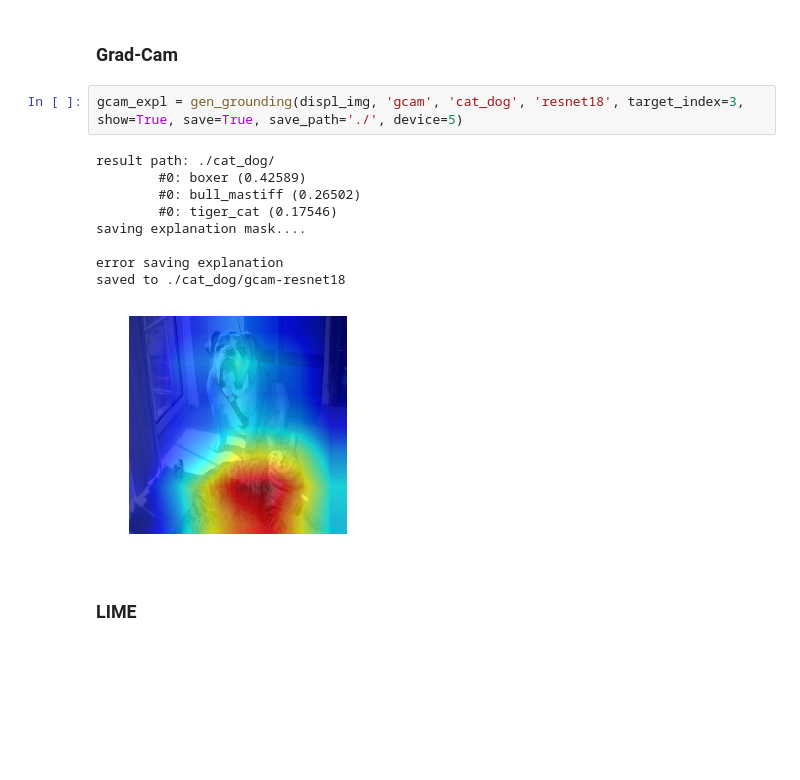
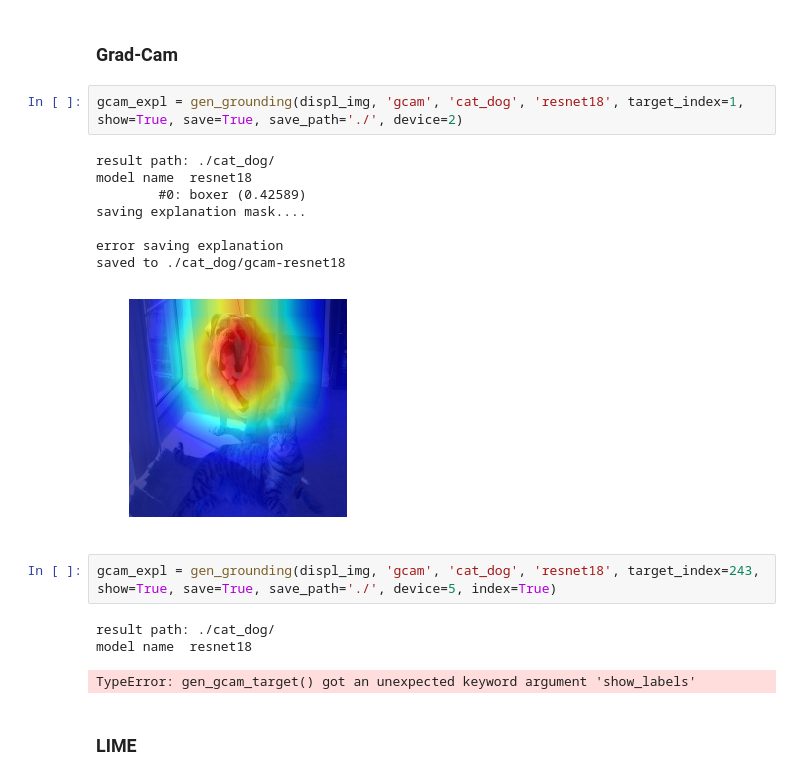
Before and after one commit to lisadunlap/explain-eval-remote, a Jupyter notebook: notebooks/Getting_Started.ipynb, the cells around one changed output. Drawn from its saved outputs; the diff is of its cells as text; blank space fills up the shorter version.

```diff
--- a/notebooks/Getting_Started.ipynb
+++ b/notebooks/Getting_Started.ipynb
@@ -24,18 +24,23 @@ displ_img = cv2.imread('/work/lisabdunlap/explain-eval/data/samples/cat_dog.png'
 # Mask/Heatmap Methods
 # %% [markdown]
 ### Grad-Cam
+# %%
+gcam_expl = gen_grounding(displ_img, 'gcam', 'cat_dog', 'resnet18', target_index=1, show=True, save=True, save_path='./', device=2)
+# %% [output]
+result path: ./cat_dog/
+model name  resnet18
+        #0: boxer (0.42589)
+saving explanation mask....
+
+error saving explanation
+saved to ./cat_dog/gcam-resnet18
+[figure, added]
 # %%
-gcam_expl = gen_grounding(displ_img, 'gcam', 'cat_dog', 'resnet18', target_index=3, show=True, save=True, save_path='./', device=5)
+gcam_expl = gen_grounding(displ_img, 'gcam', 'cat_dog', 'resnet18', target_index=243, show=True, save=True, save_path='./', device=5, index=True)
 # %% [output]
 result path: ./cat_dog/
-        #0: boxer (0.42589)
-        #0: bull_mastiff (0.26502)
-        #0: tiger_cat (0.17546)
-saving explanation mask....
-
-error saving explanation
-saved to ./cat_dog/gcam-resnet18
+model name  resnet18
-[figure, removed]
+TypeError: gen_gcam_target() got an unexpected keyword argument 'show_labels'
 # %% [markdown]
 ### LIME
 # %%
```
Also changed, not shown: parts of 2 cells of this notebook, 15 other files.
